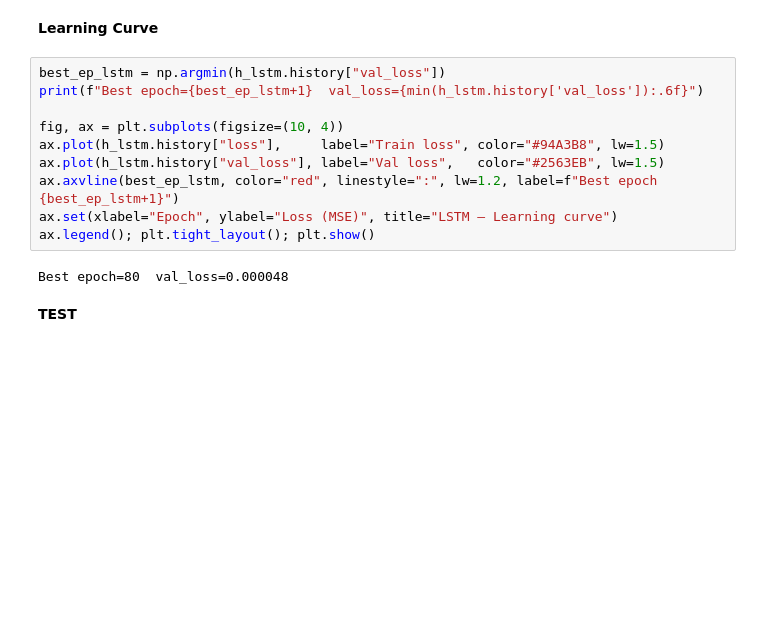
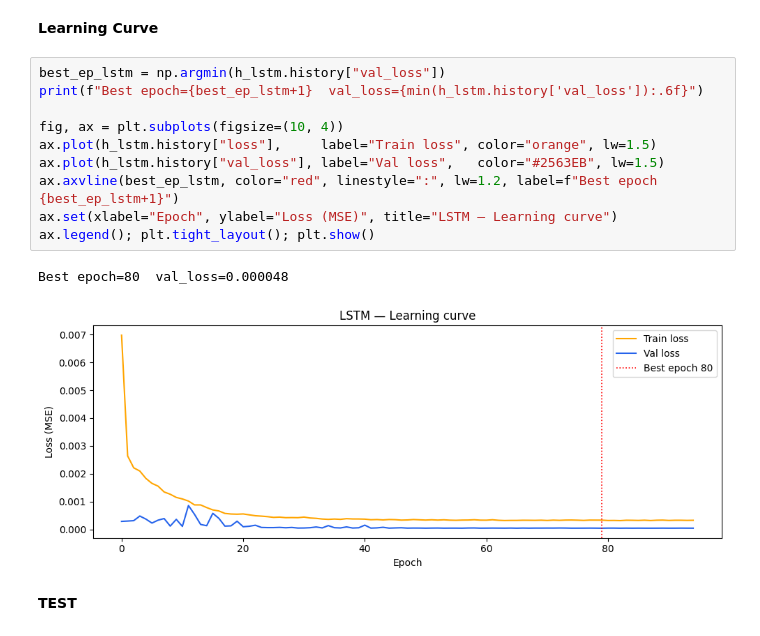
Before and after one commit to AmanuelDaget/GBPUSD-Foreign-Exchange-Price-Pridiction-Using-LSTM-GRU-BiLSTM, a Jupyter notebook: GBPUSD_Price_pridiction_Using_LSTM_GRU.ipynb, the cells around one changed output. Saved outputs shown, nothing was run; the diff lists cells and outputs as text; blank space fills up the shorter version.

```diff
--- a/GBPUSD_Price_pridiction_Using_LSTM_GRU.ipynb
+++ b/GBPUSD_Price_pridiction_Using_LSTM_GRU.ipynb
@@ -263,15 +263,16 @@ Restoring model weights from the end of the best epoch: 80.
 # %%
 best_ep_lstm = np.argmin(h_lstm.history["val_loss"])
 print(f"Best epoch={best_ep_lstm+1}  val_loss={min(h_lstm.history['val_loss']):.6f}")
 
 fig, ax = plt.subplots(figsize=(10, 4))
-ax.plot(h_lstm.history["loss"],     label="Train loss", color="#94A3B8", lw=1.5)
+ax.plot(h_lstm.history["loss"],     label="Train loss", color="orange", lw=1.5)
 ax.plot(h_lstm.history["val_loss"], label="Val loss",   color="#2563EB", lw=1.5)
 ax.axvline(best_ep_lstm, color="red", linestyle=":", lw=1.2, label=f"Best epoch {best_ep_lstm+1}")
 ax.set(xlabel="Epoch", ylabel="Loss (MSE)", title="LSTM — Learning curve")
 ax.legend(); plt.tight_layout(); plt.show()
 # %% [output]
 Best epoch=80  val_loss=0.000048
+[figure, added]
 # %% [markdown]
 **TEST**
 # %%
```
Also changed, not shown: parts of 15 cells of this notebook.
